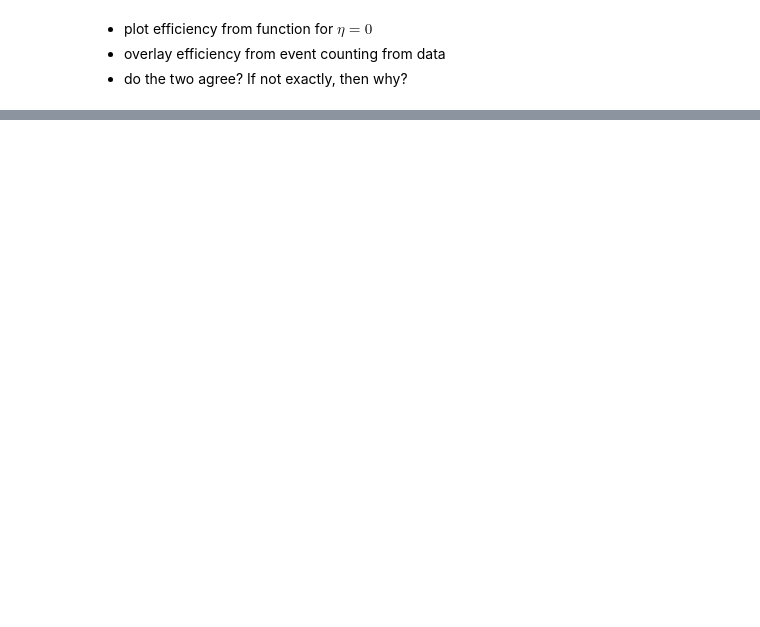
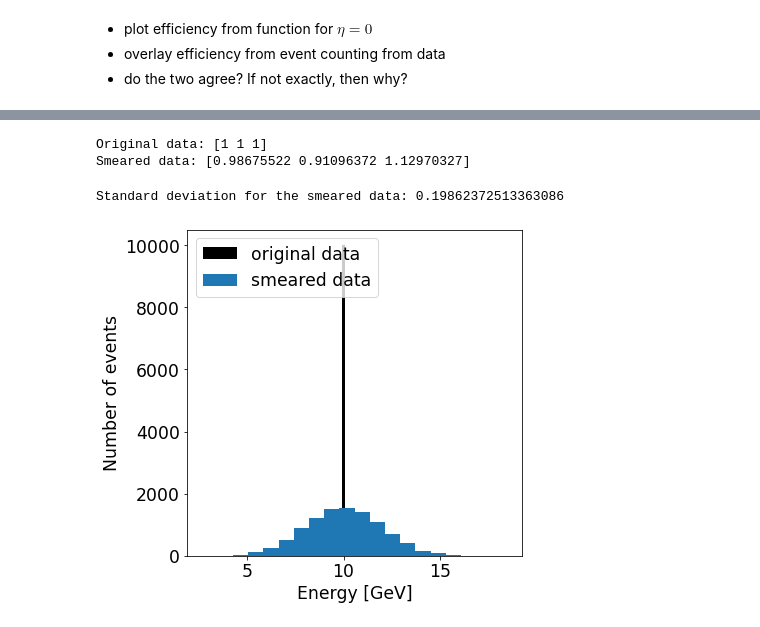
Before and after one commit to draczew23/Modern_Particle_Physics_Experiments, a Jupyter notebook: 02_Monte_Carlo_methods.ipynb, the cells around one changed output, grey strips where cells are left out. Saved outputs shown, nothing was run; the diff lists cells and outputs as text; code cells hidden in the pictures; blank space fills up the shorter version.

Commit message:
* add example with energy smearing

```diff
--- a/02_Monte_Carlo_methods.ipynb
+++ b/02_Monte_Carlo_methods.ipynb
@@ -323,0 +339,31 @@ ax.legend(loc='upper left');
+# %%
+def smearEnergy(data, sigma):
+    smearFactor = 1 + sigma*np.random.randn(data.shape[0])
+    return data*smearFactor
+
+
+data = np.array([1,1,1])
+smeared_data = smearEnergy(data=data, sigma = 0.1)
+print("Original data:",data)
+print("Smeared data:",smeared_data)
+# %% [output]
+Original data: [1 1 1]
+Smeared data: [0.98675522 0.91096372 1.12970327]
+# %%
+data = np.full(shape=10000, fill_value=10)
+
+sigma = 0.2
+smeared_data = smearEnergy(data, sigma)
+
+fig, ax = plt.subplots(figsize = (6, 6))
+ax.hist(data, bins=5, color="black",label = 'original data')
+ax.hist(smeared_data, bins=20, label = 'smeared data');
+ax.legend(loc="upper left")
+ax.set_ylabel("Number of events");
+ax.set_xlabel("Energy [GeV]");
+
+delta = smeared_data/data -1
+print("Standard deviation for the smeared data {3.2f}:".format(np.std(delta)))
+# %% [output]
+Standard deviation for the smeared data: 0.19862372513363086
+[figure, added]
```
Also changed, not shown: parts of 5 cells of this notebook.
